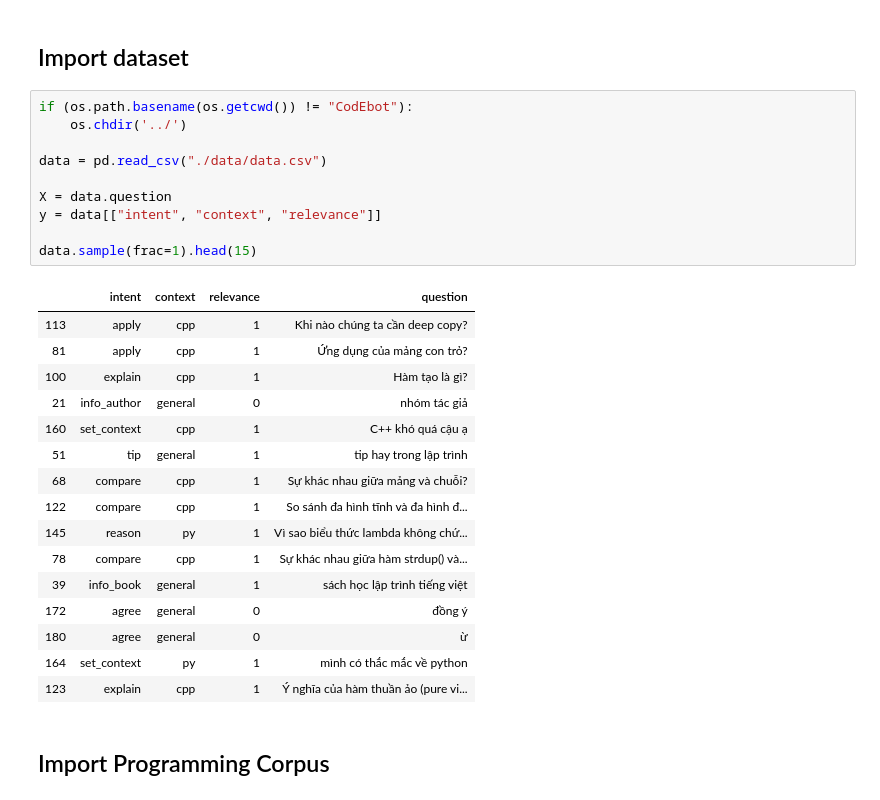
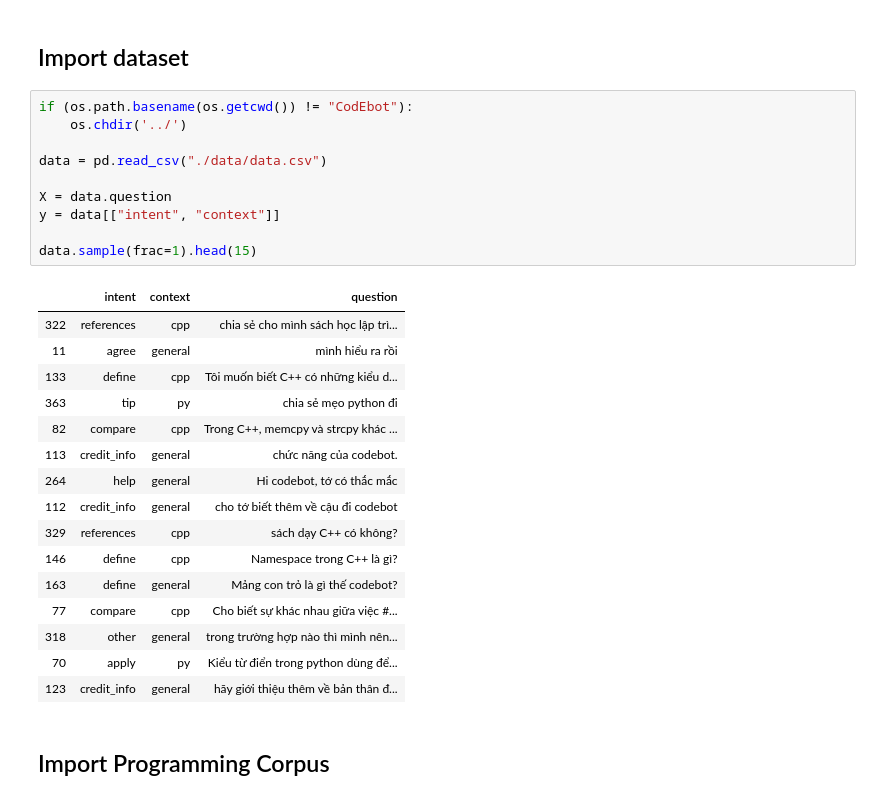
Before and after one commit to tamlc46/CodEbot, a Jupyter notebook: resources/CodEbot.ipynb, the cells around one changed output. Drawn from its saved outputs; the diff is of its cells as text.

Commit message:
Add more data and tuning models

```diff
--- a/resources/CodEbot.ipynb
+++ b/resources/CodEbot.ipynb
@@ -89,30 +90,30 @@ class Preprocessing:
 # %%
 if (os.path.basename(os.getcwd()) != "CodEbot"):
     os.chdir('../')
 
 data = pd.read_csv("./data/data.csv")
 
 X = data.question
-y = data[["intent", "context", "relevance"]]
+y = data[["intent", "context"]]
 
 data.sample(frac=1).head(15)
 # %% [output]
-|  | intent | context | relevance | question |
-| 113 | apply | cpp | 1 | Khi nào chúng ta cần deep copy? |
-| 81 | apply | cpp | 1 | Ứng dụng của mảng con trỏ? |
-| 100 | explain | cpp | 1 | Hàm tạo là gì? |
-| 21 | info_author | general | 0 | nhóm tác giả |
-| 160 | set_context | cpp | 1 | C++ khó quá cậu ạ |
-| 51 | tip | general | 1 | tip hay trong lập trình |
-| 68 | compare | cpp | 1 | Sự khác nhau giữa mảng và chuỗi? |
-| 122 | compare | cpp | 1 | So sánh đa hình tĩnh và đa hình đ... |
-| 145 | reason | py | 1 | Vì sao biểu thức lambda không chứ... |
-| 78 | compare | cpp | 1 | Sự khác nhau giữa hàm strdup() và... |
-| 39 | info_book | general | 1 | sách học lập trình tiếng việt |
-| 172 | agree | general | 0 | đồng ý |
-| 180 | agree | general | 0 | ừ |
-| 164 | set_context | py | 1 | mình có thắc mắc về python |
-| 123 | explain | cpp | 1 | Ý nghĩa của hàm thuần ảo (pure vi... |
+|  | intent | context | question |
+| 322 | references | cpp | chia sẻ cho mình sách học lập trì... |
+| 11 | agree | general | mình hiểu ra rồi |
+| 133 | define | cpp | Tôi muốn biết C++ có những kiểu d... |
+| 363 | tip | py | chia sẻ mẹo python đi |
+| 82 | compare | cpp | Trong C++, memcpy và strcpy khác ... |
+| 113 | credit_info | general | chức năng của codebot. |
+| 264 | help | general | Hi codebot, tớ có thắc mắc |
+| 112 | credit_info | general | cho tớ biết thêm về cậu đi codebot |
+| 329 | references | cpp | sách dạy C++ có không? |
+| 146 | define | cpp | Namespace trong C++ là gì? |
+| 163 | define | general | Mảng con trỏ là gì thế codebot? |
+| 77 | compare | cpp | Cho biết sự khác nhau giữa việc #... |
+| 318 | other | general | trong trường hợp nào thì mình nên... |
+| 70 | apply | py | Kiểu từ điển trong python dùng để... |
+| 123 | credit_info | general | hãy giới thiệu thêm về bản thân đ... |
 # %% [markdown]
 ## Import Programming Corpus
 # %%
```
Also changed, not shown: parts of 8 cells of this notebook, 7 other files.
